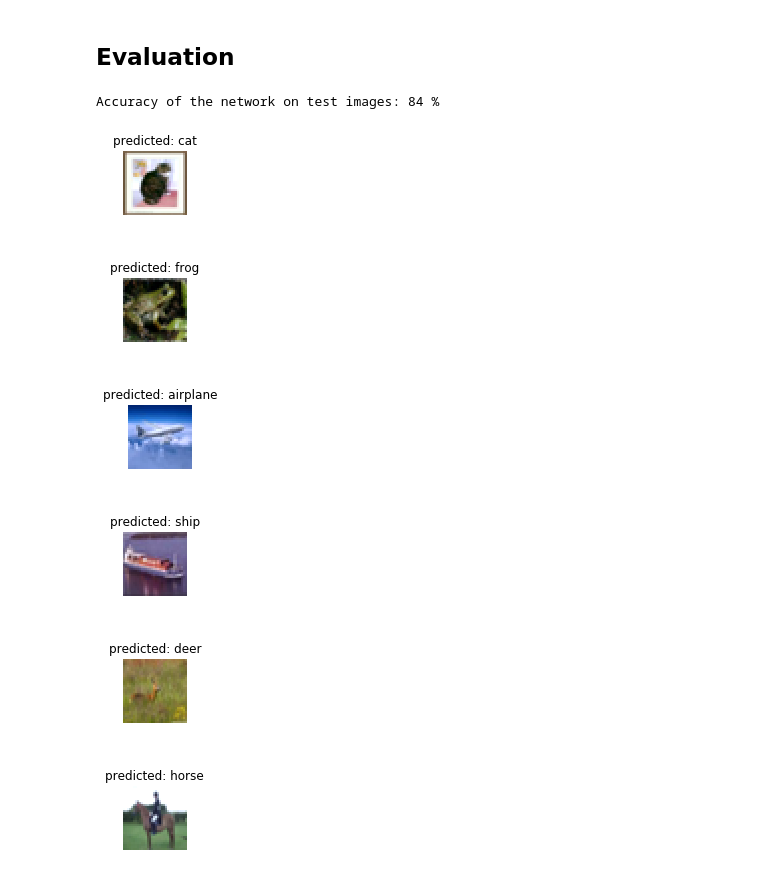
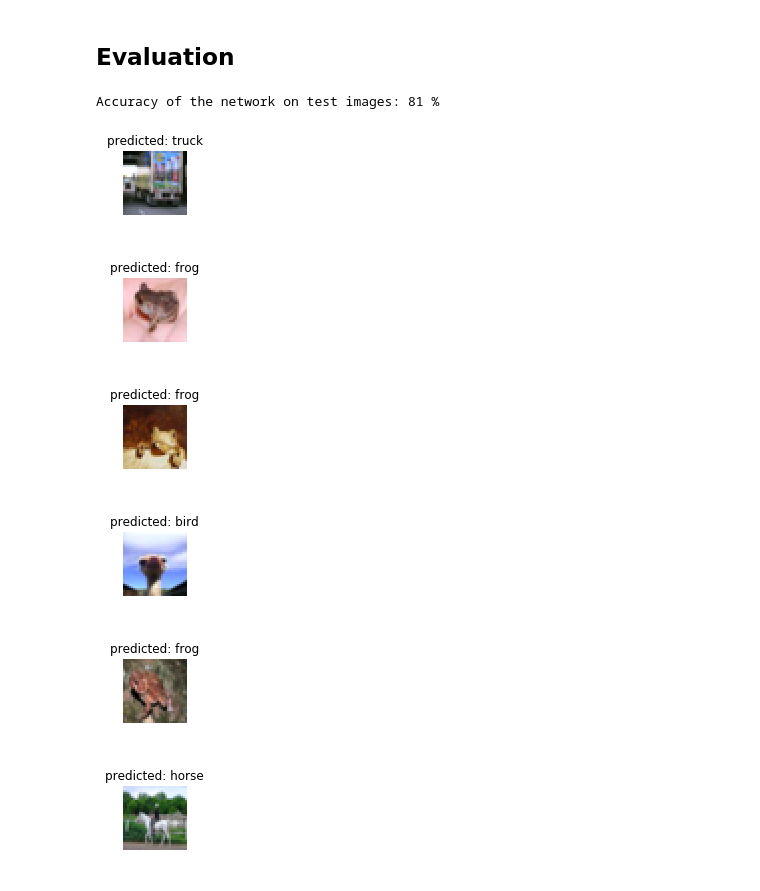
Before and after one commit to shehel/ML-random, a Jupyter notebook: CNN_optimizations.ipynb, the cells around one changed output. Cells and saved outputs as stored; diff of their text form; code cells hidden in the pictures.

```diff
--- a/CNN_optimizations.ipynb
+++ b/CNN_optimizations.ipynb
@@ -365,5 +405,55 @@ Train Loss: 0.3676 Train Acc: 0.8736 Val Loss: 0.4592 Val Acc: 0.8455
 # %% [markdown]
 ## Evaluation
+# %%
+def evaluate_model_ensemble(states, num_images=6):
+    images_so_far = 0
+    fig = plt.figure()
+    correct = 0
+    total = 0
+    outputsc = Variable(torch.zeros(64, 10))
+    for i, data in enumerate(dataloaders['val']):
+        if len(data[0])<64:
+            break
+        allpreds = Variable(torch.zeros(64, 10))
+        inputs, labels = data
+        if use_gpu:
+            inputs, labels = Variable(inputs.cuda(), volatile=True), Variable(labels.cuda(), volatile=True)
+        else:
+            inputs, labels = Variable(inputs), Variable(labels)
+        for x in range(10):
+            #pdb.set_trace()
+            outputs = states[x](inputs)
+            outputsc += outputs.cpu()
+            #print (outputs.size)
+            #allpreds[:,x]=preds.unsqueeze(1)
+        outputsc = torch.div(outputsc, 10)
+        _, preds = torch.max(outputsc.data, 1)
+        #allpreds = allpreds.data.numpy().astype(int)
+        #cpreds = [np.bincount(x).argmax() for x in allpreds]
+        total += labels.size(0)
+        correct += (preds.numpy() == labels.cpu().data.numpy()).sum()
+        if i == len(dataloaders['val'])-2:
+            print('Accuracy of the network on test images: %d %%' % (
+                100 * correct / total))
+            for j in range(inputs.size()[0]):
+                images_so_far += 1
+                ax = plt.subplot(num_images//2, 2, images_so_far)
+                ax.axis('off')
+                ax.set_title('predicted: {}'.format(class_names[preds[j]]))
+                imshow(inputs.cpu().data[j])
+
+                if images_so_far == num_images:
+                    return
+# %%
+evaluate_model_ensemble(models)
+# %% [output]
+Accuracy of the network on test images: 81 %
+[figure, added]
+[figure, added]
+[figure, added]
+[figure, added]
+[figure, added]
+[figure, added]
 # %%
 def evaluate_model(model, num_images=6):
     images_so_far = 0
@@ -393,13 +483,3 @@ def evaluate_model(model, num_images=6):
 
                 if images_so_far == num_images:
                     return
-# %%
-evaluate_model(net)
-# %% [output]
-Accuracy of the network on test images: 84 %
-[figure, removed]
-[figure, removed]
-[figure, removed]
-[figure, removed]
-[figure, removed]
-[figure, removed]
```
Also changed, not shown: parts of 9 cells of this notebook.
